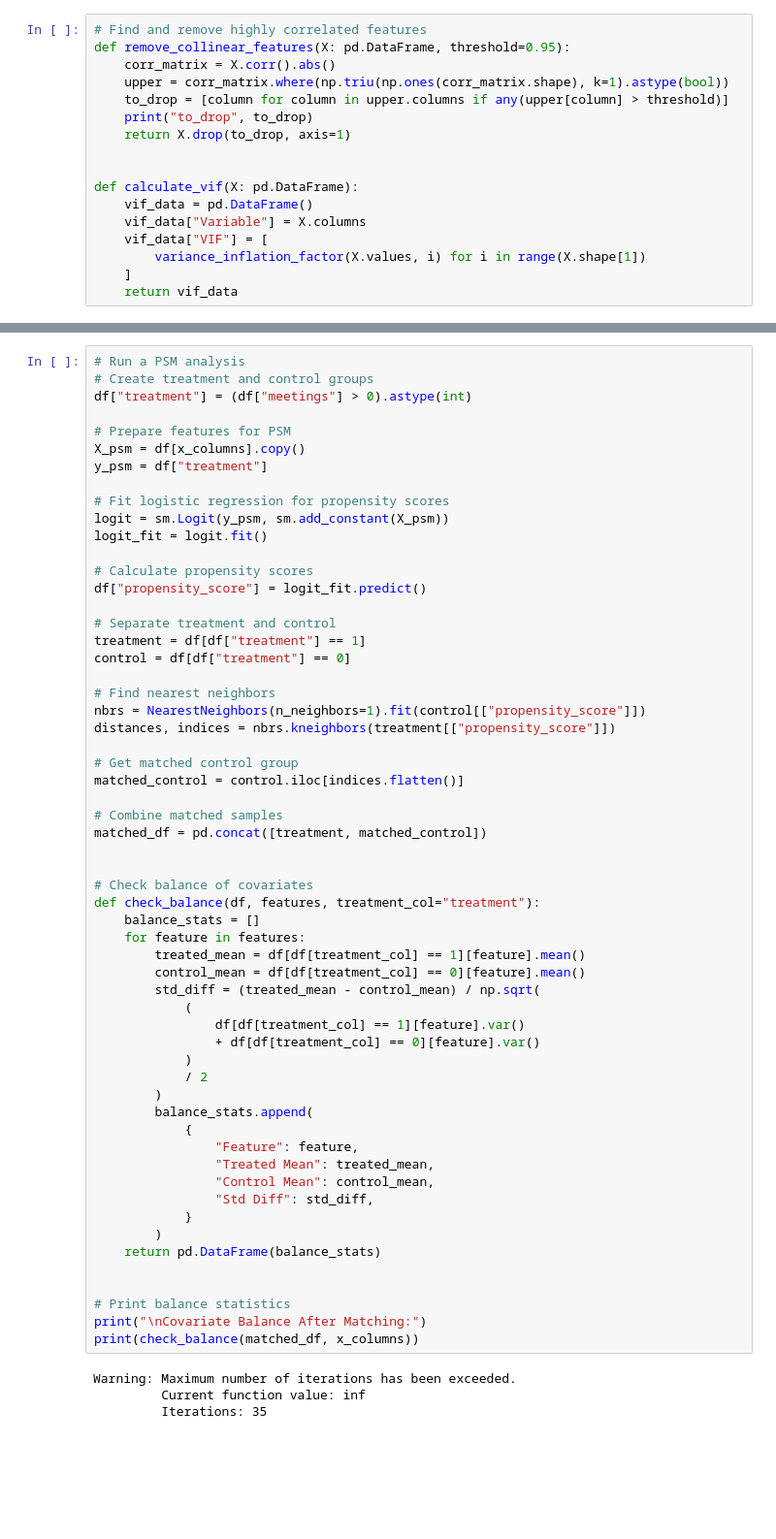
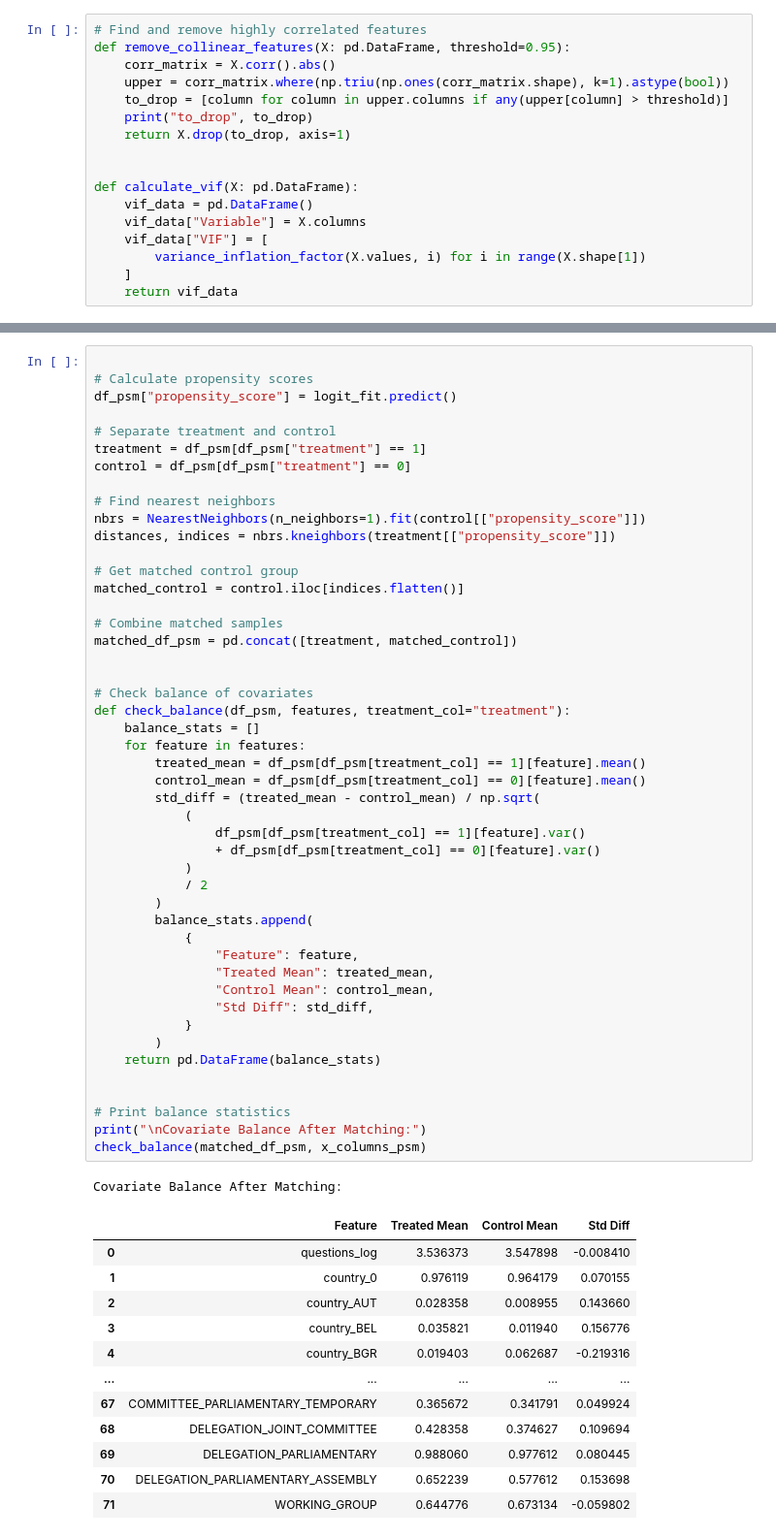
Before and after one commit to AcacioTelechi/thesis-lobbying-effects, a Jupyter notebook: 3.1_PSM-DiD.ipynb, the cells around one changed output, grey strips where cells are left out. Shown at 97% size. Drawn from its saved outputs; the diff is of its cells as text; blank space fills up the shorter version.

```diff
--- a/3.1_PSM-DiD.ipynb
+++ b/3.1_PSM-DiD.ipynb
@@ -86,62 +112,61 @@ x_columns = [
 # %%
-# Run a PSM analysis
-# Create treatment and control groups
-df["treatment"] = (df["meetings"] > 0).astype(int)
-
-# Prepare features for PSM
-X_psm = df[x_columns].copy()
-y_psm = df["treatment"]
-
-# Fit logistic regression for propensity scores
-logit = sm.Logit(y_psm, sm.add_constant(X_psm))
-logit_fit = logit.fit()
 
 # Calculate propensity scores
-df["propensity_score"] = logit_fit.predict()
+df_psm["propensity_score"] = logit_fit.predict()
 
 # Separate treatment and control
-treatment = df[df["treatment"] == 1]
-control = df[df["treatment"] == 0]
+treatment = df_psm[df_psm["treatment"] == 1]
+control = df_psm[df_psm["treatment"] == 0]
 
 # Find nearest neighbors
 nbrs = NearestNeighbors(n_neighbors=1).fit(control[["propensity_score"]])
 distances, indices = nbrs.kneighbors(treatment[["propensity_score"]])
 
 # Get matched control group
 matched_control = control.iloc[indices.flatten()]
 
 # Combine matched samples
-matched_df = pd.concat([treatment, matched_control])
+matched_df_psm = pd.concat([treatment, matched_control])
 
 
 # Check balance of covariates
-def check_balance(df, features, treatment_col="treatment"):
+def check_balance(df_psm, features, treatment_col="treatment"):
     balance_stats = []
     for feature in features:
-        treated_mean = df[df[treatment_col] == 1][feature].mean()
-        control_mean = df[df[treatment_col] == 0][feature].mean()
+        treated_mean = df_psm[df_psm[treatment_col] == 1][feature].mean()
+        control_mean = df_psm[df_psm[treatment_col] == 0][feature].mean()
         std_diff = (treated_mean - control_mean) / np.sqrt(
             (
-                df[df[treatment_col] == 1][feature].var()
-                + df[df[treatment_col] == 0][feature].var()
+                df_psm[df_psm[treatment_col] == 1][feature].var()
+                + df_psm[df_psm[treatment_col] == 0][feature].var()
             )
             / 2
         )
         balance_stats.append(
             {
                 "Feature": feature,
                 "Treated Mean": treated_mean,
                 "Control Mean": control_mean,
                 "Std Diff": std_diff,
             }
         )
     return pd.DataFrame(balance_stats)
 
 
 # Print balance statistics
 print("\nCovariate Balance After Matching:")
-print(check_balance(matched_df, x_columns))
+check_balance(matched_df_psm, x_columns_psm)
 # %% [output]
-Warning: Maximum number of iterations has been exceeded.
-         Current function value: inf
-         Iterations: 35
+Covariate Balance After Matching:
+|  | Feature | Treated Mean | Control Mean | Std Diff |
+| 0 | questions_log | 3.536373 | 3.547898 | -0.008410 |
+| 1 | country_0 | 0.976119 | 0.964179 | 0.070155 |
+| 2 | country_AUT | 0.028358 | 0.008955 | 0.143660 |
+| 3 | country_BEL | 0.035821 | 0.011940 | 0.156776 |
+| 4 | country_BGR | 0.019403 | 0.062687 | -0.219316 |
+| ... | ... | ... | ... | ... |
+| 67 | COMMITTEE_PARLIAMENTARY_TEMPORARY | 0.365672 | 0.341791 | 0.049924 |
+| 68 | DELEGATION_JOINT_COMMITTEE | 0.428358 | 0.374627 | 0.109694 |
+| 69 | DELEGATION_PARLIAMENTARY | 0.988060 | 0.977612 | 0.080445 |
+| 70 | DELEGATION_PARLIAMENTARY_ASSEMBLY | 0.652239 | 0.577612 | 0.153698 |
+| 71 | WORKING_GROUP | 0.644776 | 0.673134 | -0.059802 |
```
Also changed, not shown: parts of 14 cells of this notebook.
